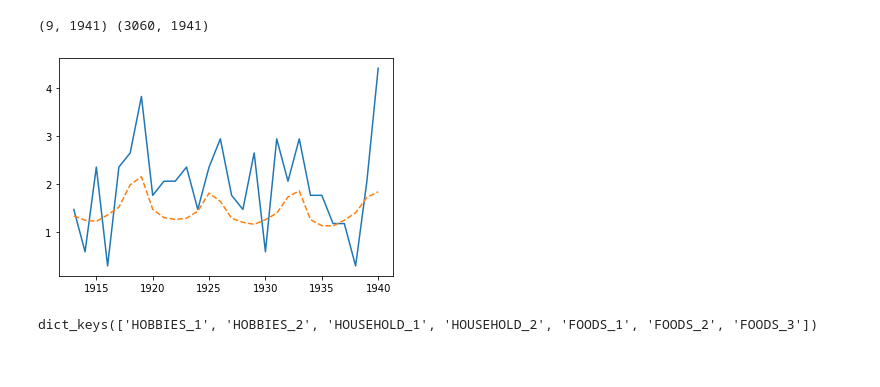
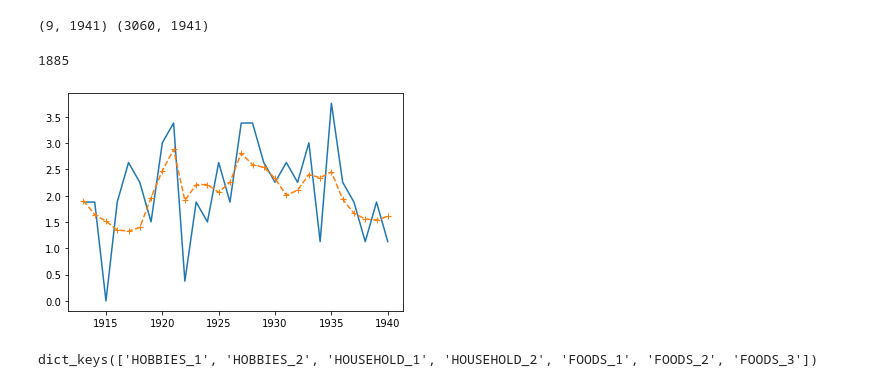
Before and after one commit to googleinterns/hierarchicalforecasting, a Jupyter notebook: notebooks/m5_visualize.ipynb, the cells around one changed output. Cells and saved outputs as stored; diff of their text form; code cells hidden in the pictures.

```diff
--- a/notebooks/m5_visualize.ipynb
+++ b/notebooks/m5_visualize.ipynb
@@ -30,11 +30,13 @@ print(feats.shape, ts_data.shape)
 # %%
 x = range(1941)
 for i in range(1):
-    idx = np.random.randint(3060)
-    plt.plot(x[-28:], ts_data[idx, -28:])
-    plt.plot(x[-28:], evals[-28:, idx], '--')
+    idx = np.random.choice(tree.levels[3])
+    print(idx)
+    plt.plot(x[-28:], ts_data[idx, -28-30:-30])
+    plt.plot(x[-28:], evals[-28:, idx], '+--')
 # %% [output]
+1885
-[figure, old version]
+[figure, new version]
 # %%
 file_path = '../data/m5/sales_train_evaluation.csv'
 with open(file_path, 'r') as fin:
```
Also changed, not shown: 3 other files.
